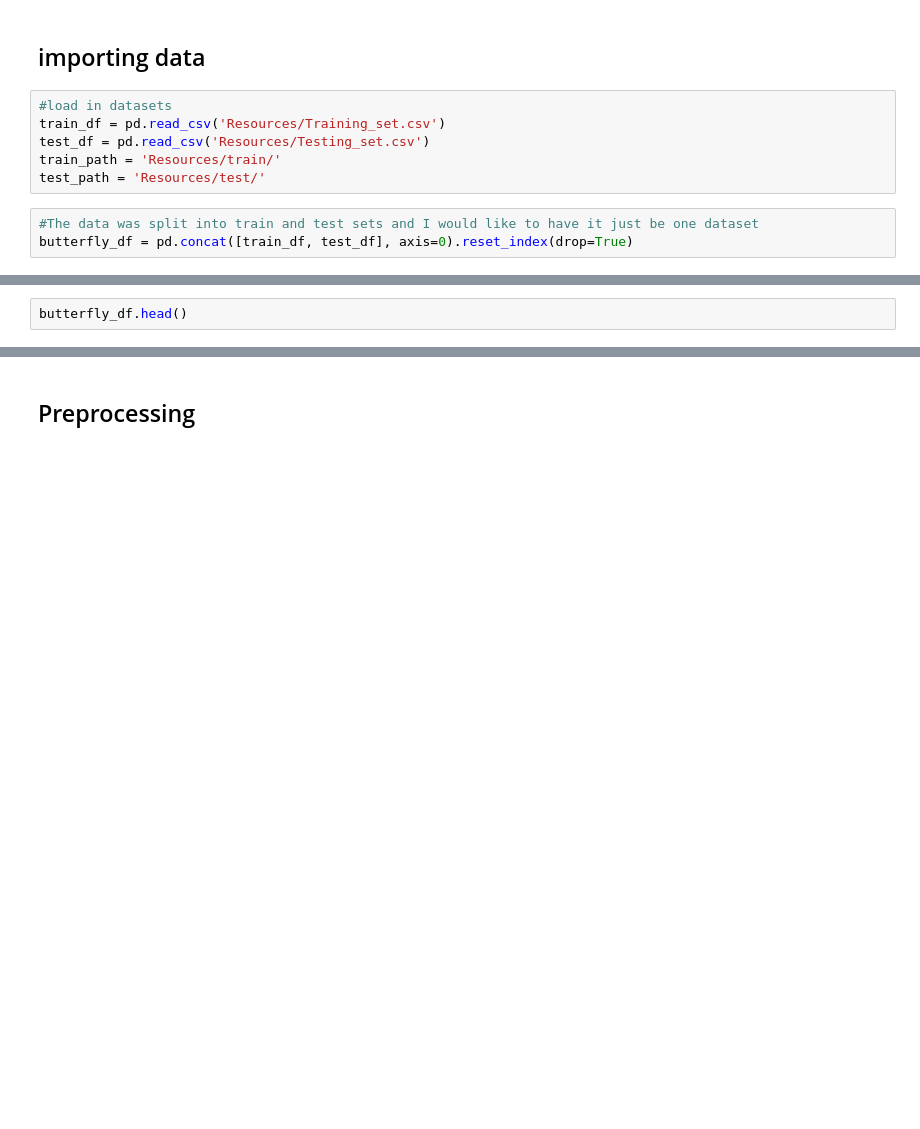
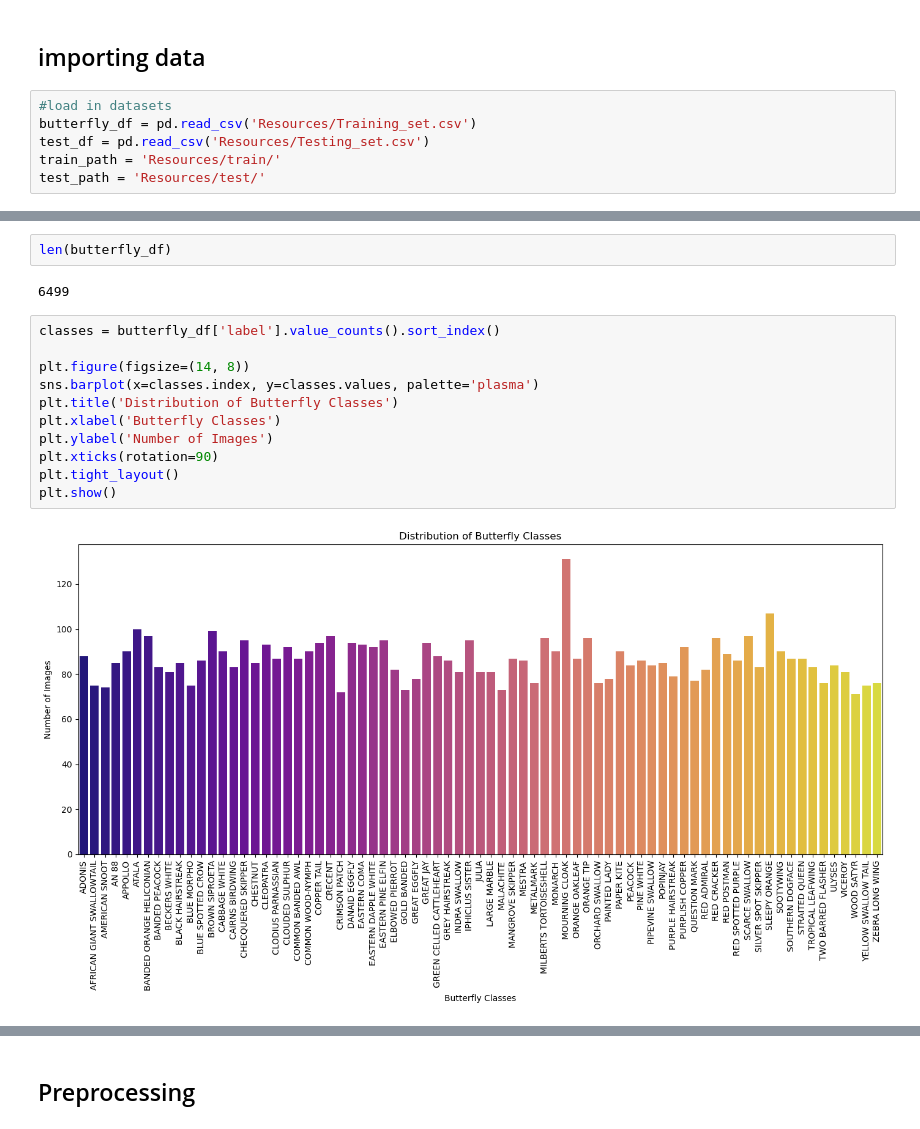
Before and after one commit to Kaidon04/Butterfly-image-classification, a Jupyter notebook: Butterfly_cnn .ipynb, the cells around one changed output, grey strips where cells are left out. Saved outputs shown, nothing was run; the diff lists cells and outputs as text; blank space fills up the shorter version.

```diff
--- a/Butterfly_cnn .ipynb
+++ b/Butterfly_cnn .ipynb
@@ -18,10 +22,7 @@ import numpy as np
 ## importing data
 # %%
 #load in datasets
-train_df = pd.read_csv('Resources/Training_set.csv')
+butterfly_df = pd.read_csv('Resources/Training_set.csv')
 test_df = pd.read_csv('Resources/Testing_set.csv')
 train_path = 'Resources/train/'
 test_path = 'Resources/test/'
-# %%
-#The data was split into train and test sets and I would like to have it just be one dataset
-butterfly_df = pd.concat([train_df, test_df], axis=0).reset_index(drop=True)
@@ -28,3 +38,18 @@ butterfly_df = pd.concat([train_df, test_df], axis=0).reset_index(drop=True)
 # %%
-butterfly_df.head()
+len(butterfly_df)
+# %% [output]
+6499
+# %%
+classes = butterfly_df['label'].value_counts().sort_index()
+
+plt.figure(figsize=(14, 8))
+sns.barplot(x=classes.index, y=classes.values, palette='plasma')
+plt.title('Distribution of Butterfly Classes')
+plt.xlabel('Butterfly Classes')
+plt.ylabel('Number of Images')
+plt.xticks(rotation=90)
+plt.tight_layout()
+plt.show()
+# %% [output]
+[figure, added]
 # %%
```
Also changed, not shown: parts of 20 cells of this notebook, 3 other files.
